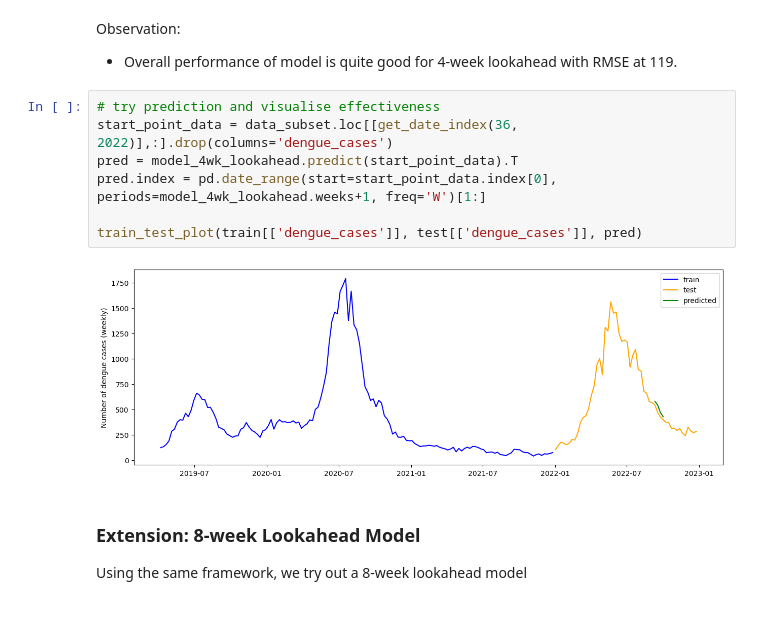
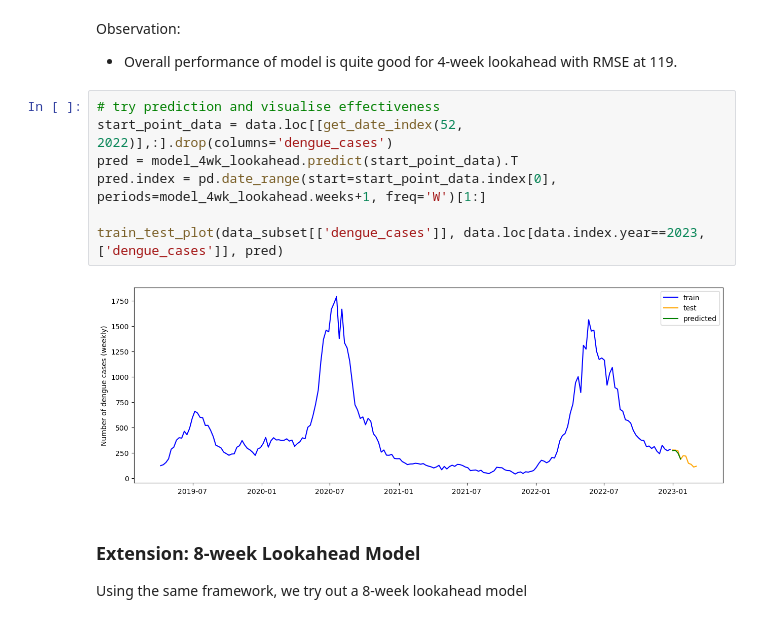
Before and after one commit to sherenaLIM/Predictive-Model-for-Dengue-Forked, a Jupyter notebook: code/prediction_model.ipynb, the cells around one changed output. Cells and saved outputs as stored; diff of their text form.

```diff
--- a/code/prediction_model.ipynb
+++ b/code/prediction_model.ipynb
@@ -677,13 +677,13 @@ Observation:
 - Overall performance of model is quite good for 4-week lookahead with RMSE at 119.
 # %%
 # try prediction and visualise effectiveness
-start_point_data = data_subset.loc[[get_date_index(36, 2022)],:].drop(columns='dengue_cases')
+start_point_data = data.loc[[get_date_index(52, 2022)],:].drop(columns='dengue_cases')
 pred = model_4wk_lookahead.predict(start_point_data).T
 pred.index = pd.date_range(start=start_point_data.index[0], periods=model_4wk_lookahead.weeks+1, freq='W')[1:]
 
-train_test_plot(train[['dengue_cases']], test[['dengue_cases']], pred)
+train_test_plot(data_subset[['dengue_cases']], data.loc[data.index.year==2023, ['dengue_cases']], pred)
 # %% [output]
-[figure, old version]
+[figure, new version]
 # %% [markdown]
 ### Extension: 8-week Lookahead Model
 
```
Also changed, not shown: parts of 2 cells of this notebook.
